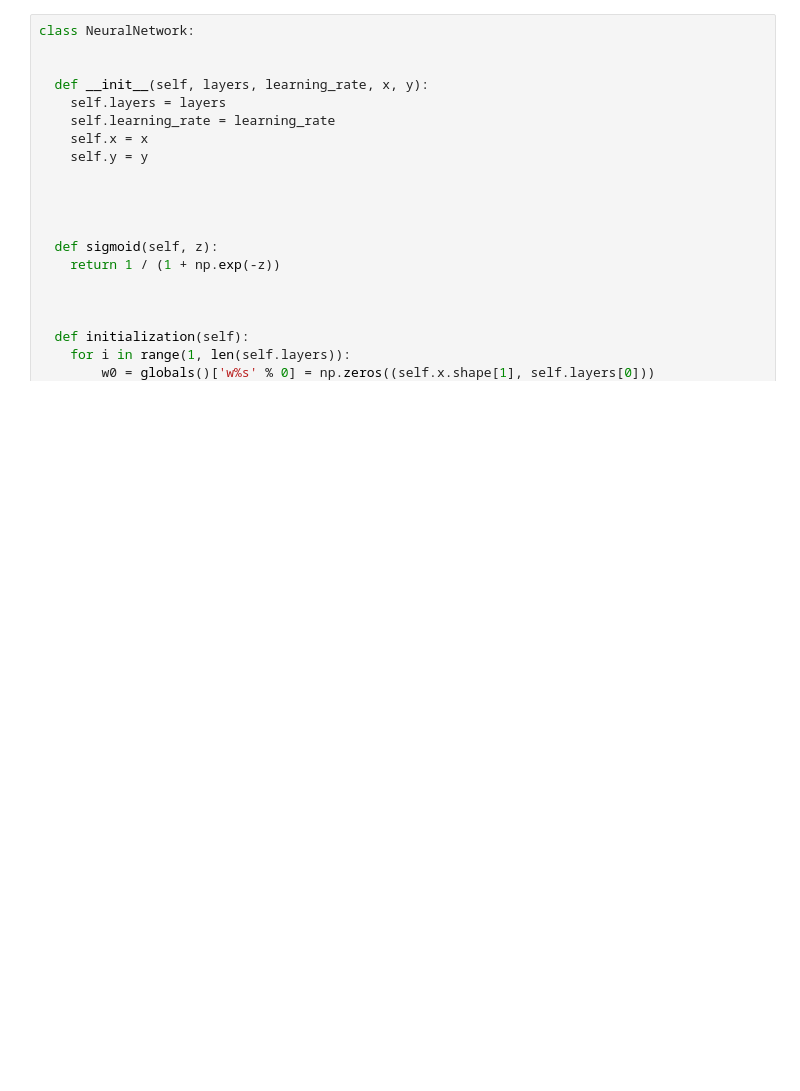
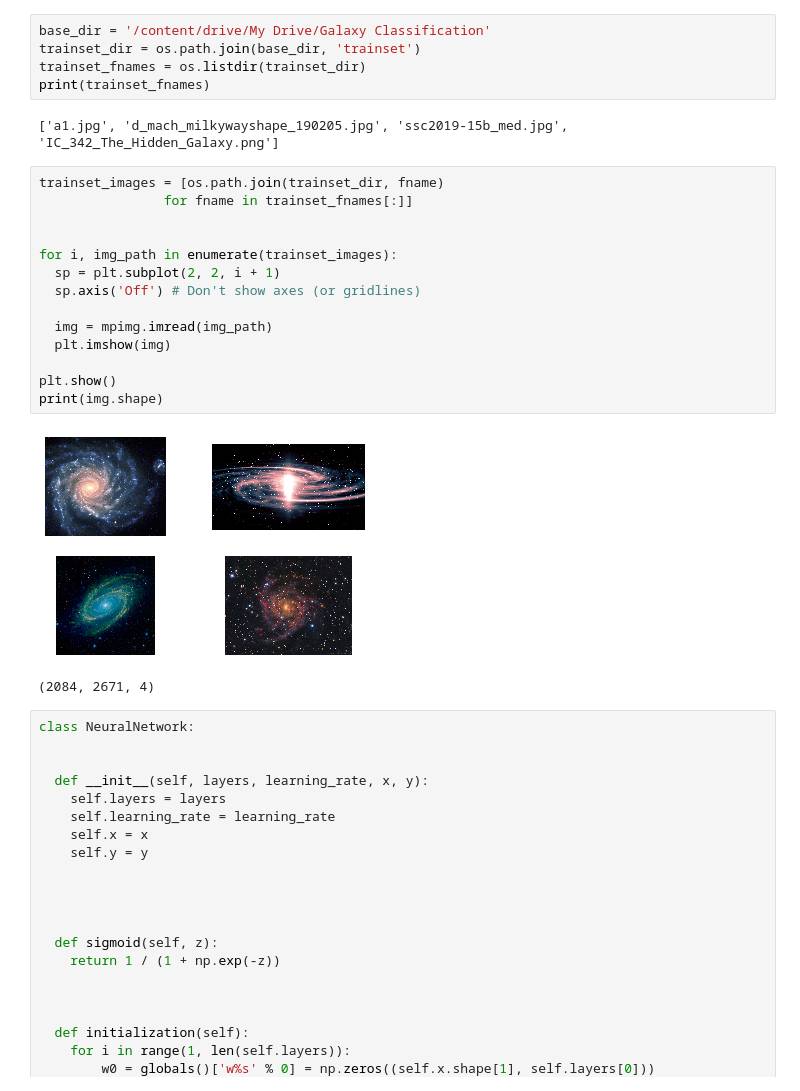
Before and after one commit to alirezash97/Galaxy-Classification, a Jupyter notebook: Galaxy.ipynb, the cells around one changed output. Cells and saved outputs as stored; diff of their text form; blank space fills up the shorter version.

```diff
--- a/Galaxy.ipynb
+++ b/Galaxy.ipynb
@@ -5,3 +24,27 @@ import numpy as np
+# %%
+base_dir = '/content/drive/My Drive/Galaxy Classification'
+trainset_dir = os.path.join(base_dir, 'trainset')
+trainset_fnames = os.listdir(trainset_dir)
+print(trainset_fnames)
+# %% [output]
+['a1.jpg', 'd_mach_milkywayshape_190205.jpg', 'ssc2019-15b_med.jpg', 'IC_342_The_Hidden_Galaxy.png']
+# %%
+trainset_images = [os.path.join(trainset_dir, fname)
+                for fname in trainset_fnames[:]]
+
+
+for i, img_path in enumerate(trainset_images):
+  sp = plt.subplot(2, 2, i + 1)
+  sp.axis('Off') # Don't show axes (or gridlines)
+
+  img = mpimg.imread(img_path)
+  plt.imshow(img)
+
+plt.show()
+print(img.shape)
+# %% [output]
+[figure, added]
+(2084, 2671, 4)
 # %%
 class NeuralNetwork:
 
```
Also changed, not shown: parts of 4 cells of this notebook.
